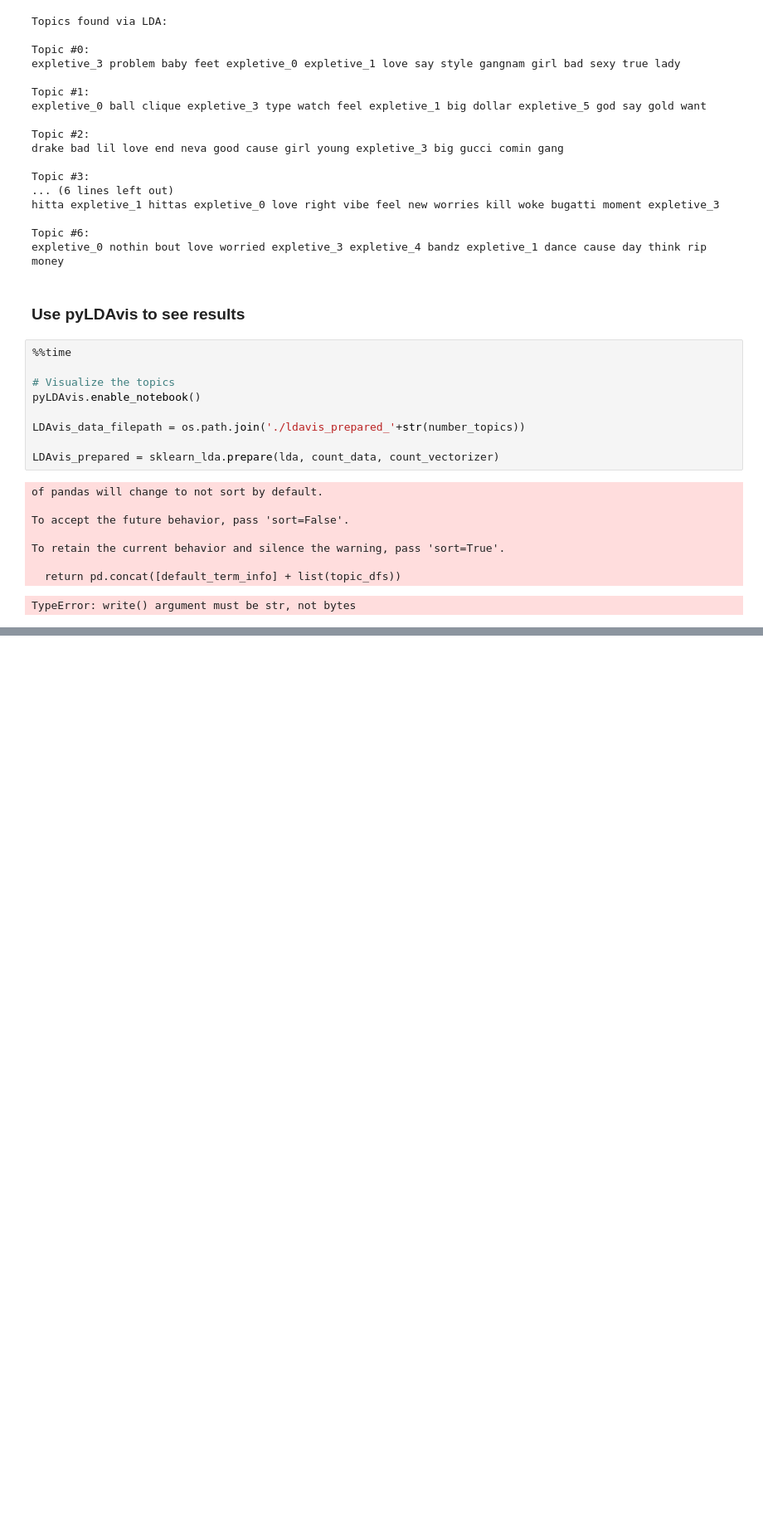
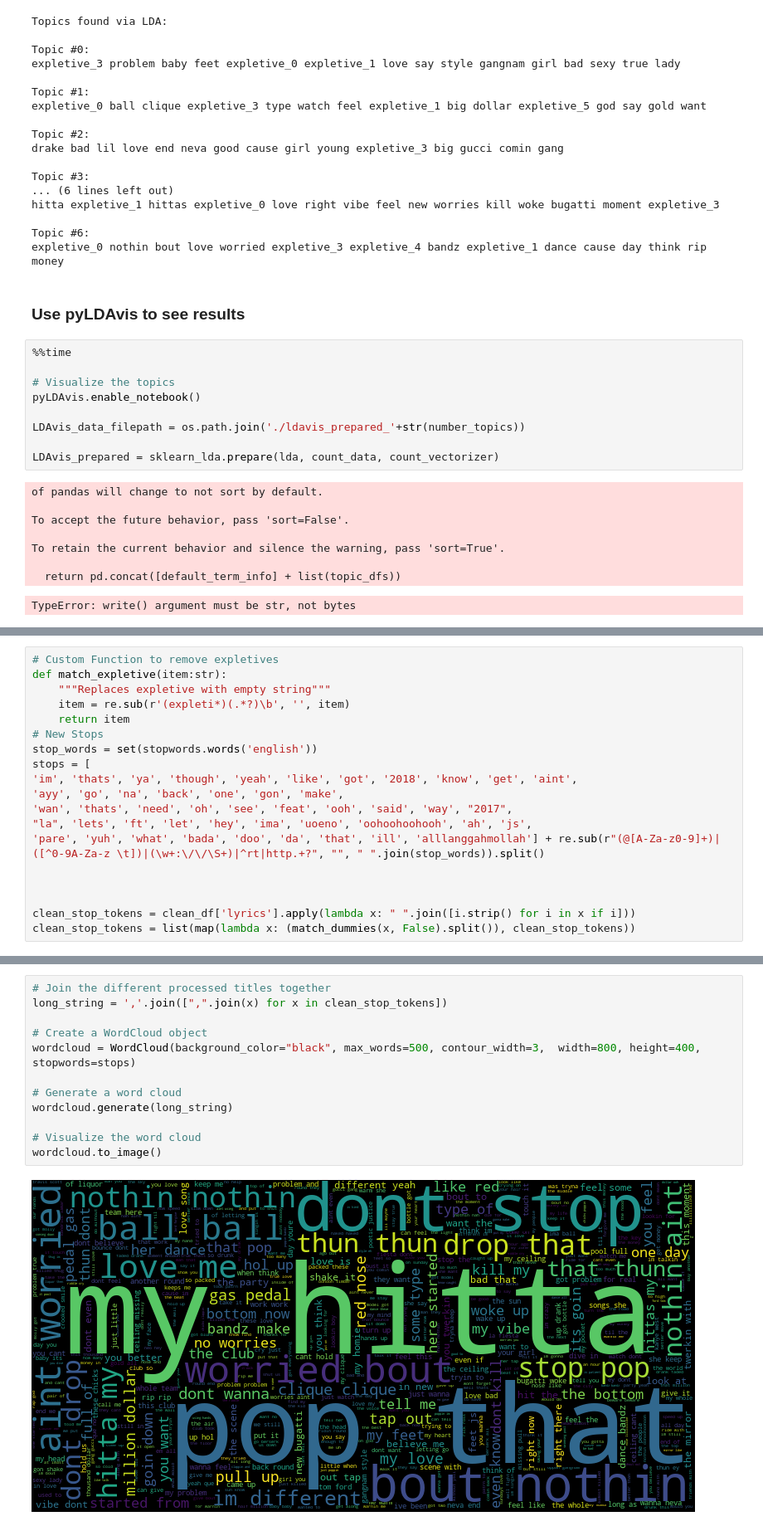
Before and after one commit to boogiedev/HITMAKA-3000, a Jupyter notebook: nlp.ipynb, the cells around one changed output, grey strips where cells are left out. Shown at 83% size. Cells and saved outputs as stored; diff of their text form; blank space fills up the shorter version.

```diff
--- a/nlp.ipynb
+++ b/nlp.ipynb
@@ -454,0 +455,19 @@ topic
+# %%
+# Custom Function to remove expletives
+def match_expletive(item:str):
+    """Replaces expletive with empty string"""
+    item = re.sub(r'(expleti*)(.*?)\b', '', item)
+    return item
+# New Stops
+stop_words = set(stopwords.words('english'))
+stops = [
+'im', 'thats', 'ya', 'though', 'yeah', 'like', 'got', '2018', 'know', 'get', 'aint',
+'ayy', 'go', 'na', 'back', 'one', 'gon', 'make',
+'wan', 'thats', 'need', 'oh', 'see', 'feat', 'ooh', 'said', 'way', "2017",
+"la", 'lets', 'ft', 'let', 'hey', 'ima', 'uoeno', 'oohoohoohooh', 'ah', 'js',
+'pare', 'yuh', 'what', 'bada', 'doo', 'da', 'that', 'ill', 'alllanggahmollah'] + re.sub(r"(@[A-Za-z0-9]+)|([^0-9A-Za-z \t])|(\w+:\/\/\S+)|^rt|http.+?", "", " ".join(stop_words)).split()
+
+
+
+clean_stop_tokens = clean_df['lyrics'].apply(lambda x: " ".join([i.strip() for i in x if i]))
+clean_stop_tokens = list(map(lambda x: (match_dummies(x, False).split()), clean_stop_tokens))
@@ -454,0 +519,14 @@ topic
+# %%
+# Join the different processed titles together
+long_string = ','.join([",".join(x) for x in clean_stop_tokens])
+
+# Create a WordCloud object
+wordcloud = WordCloud(background_color="black", max_words=500, contour_width=3,  width=800, height=400, stopwords=stops)
+
+# Generate a word cloud
+wordcloud.generate(long_string)
+
+# Visualize the word cloud
+wordcloud.to_image()
+# %% [output]
+[figure, added]
```
Also changed, not shown: parts of 13 cells of this notebook, 2 other files.
